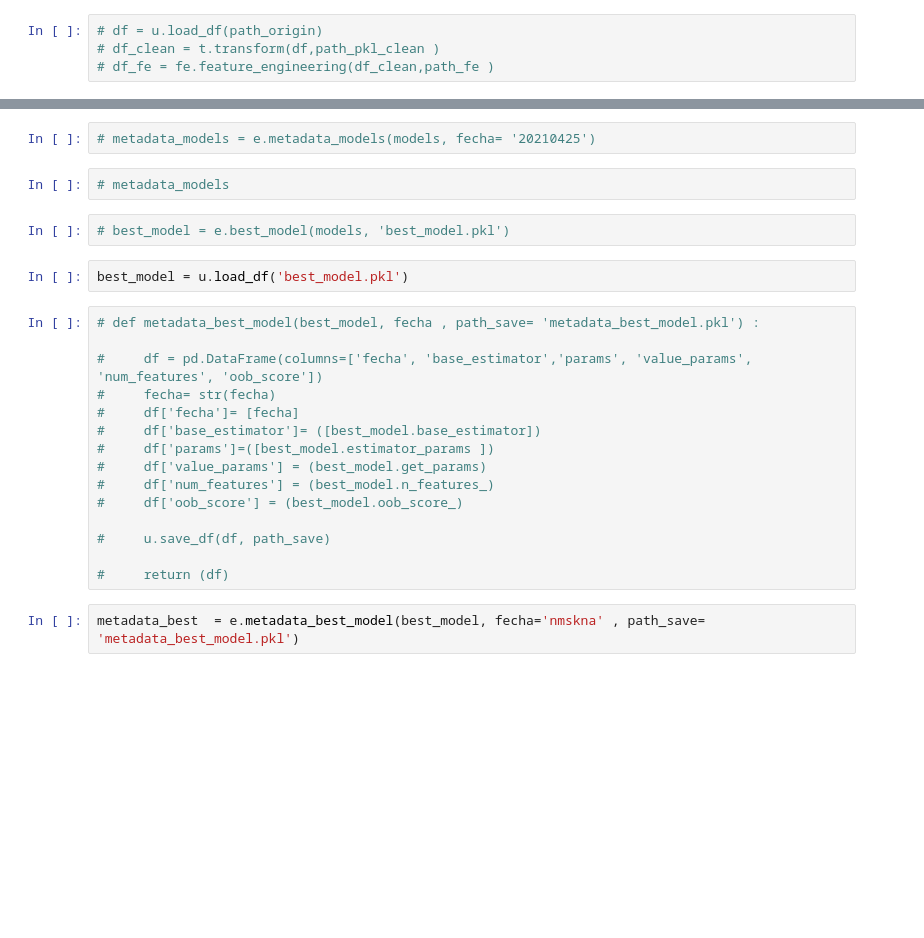
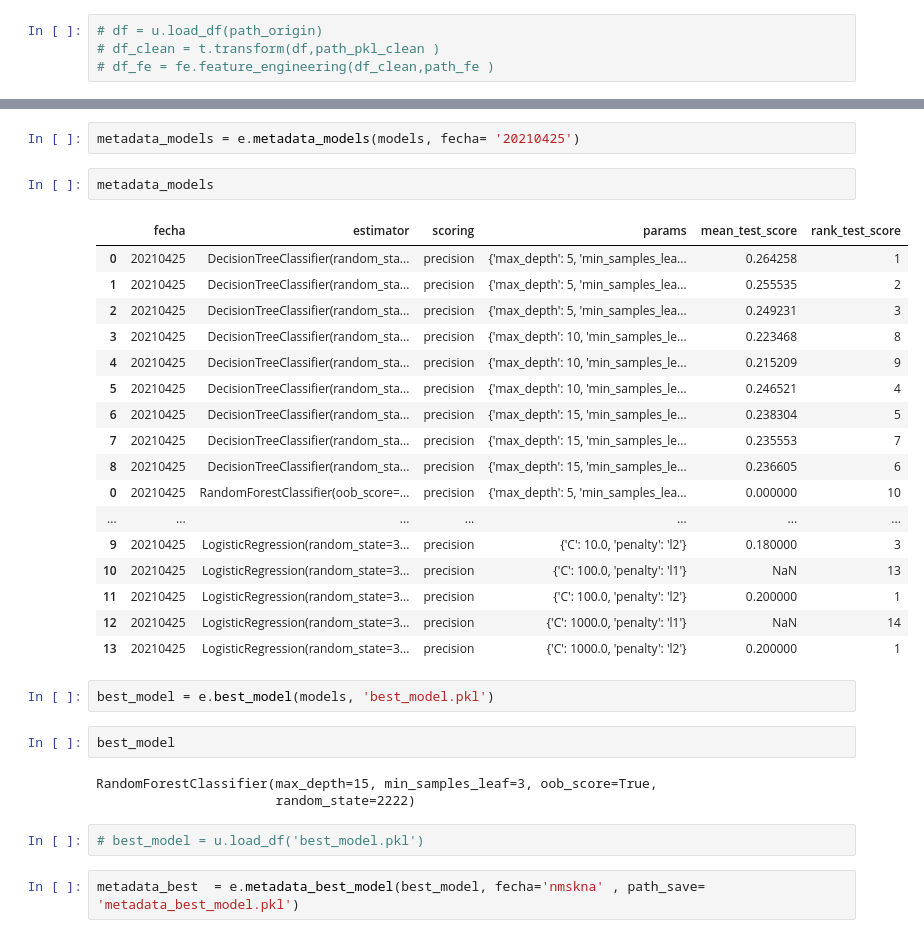
Before and after one commit to Acturio/DPA-Project, a Jupyter notebook: Validaciones.ipynb, the cells around one changed output, grey strips where cells are left out. Cells and saved outputs as stored; diff of their text form; blank space fills up the shorter version.

```diff
--- a/Validaciones.ipynb
+++ b/Validaciones.ipynb
@@ -21,26 +61,34 @@ path_origin = 'data/2020-02-02_.pkl'
 # %%
-# metadata_models = e.metadata_models(models, fecha= '20210425')
+metadata_models = e.metadata_models(models, fecha= '20210425')
-# %%
-# metadata_models
+# %%
+metadata_models
+# %% [output]
+|  | fecha | estimator | scoring | params | mean_test_score | rank_test_score |
+| 0 | 20210425 | DecisionTreeClassifier(random_sta... | precision | {'max_depth': 5, 'min_samples_lea... | 0.264258 | 1 |
+| 1 | 20210425 | DecisionTreeClassifier(random_sta... | precision | {'max_depth': 5, 'min_samples_lea... | 0.255535 | 2 |
+| 2 | 20210425 | DecisionTreeClassifier(random_sta... | precision | {'max_depth': 5, 'min_samples_lea... | 0.249231 | 3 |
+| 3 | 20210425 | DecisionTreeClassifier(random_sta... | precision | {'max_depth': 10, 'min_samples_le... | 0.223468 | 8 |
+| 4 | 20210425 | DecisionTreeClassifier(random_sta... | precision | {'max_depth': 10, 'min_samples_le... | 0.215209 | 9 |
+| 5 | 20210425 | DecisionTreeClassifier(random_sta... | precision | {'max_depth': 10, 'min_samples_le... | 0.246521 | 4 |
+| 6 | 20210425 | DecisionTreeClassifier(random_sta... | precision | {'max_depth': 15, 'min_samples_le... | 0.238304 | 5 |
+| 7 | 20210425 | DecisionTreeClassifier(random_sta... | precision | {'max_depth': 15, 'min_samples_le... | 0.235553 | 7 |
+| 8 | 20210425 | DecisionTreeClassifier(random_sta... | precision | {'max_depth': 15, 'min_samples_le... | 0.236605 | 6 |
+| 0 | 20210425 | RandomForestClassifier(oob_score=... | precision | {'max_depth': 5, 'min_samples_lea... | 0.000000 | 10 |
+| ... | ... | ... | ... | ... | ... | ... |
+| 9 | 20210425 | LogisticRegression(random_state=3... | precision | {'C': 10.0, 'penalty': 'l2'} | 0.180000 | 3 |
+| 10 | 20210425 | LogisticRegression(random_state=3... | precision | {'C': 100.0, 'penalty': 'l1'} | NaN | 13 |
+| 11 | 20210425 | LogisticRegression(random_state=3... | precision | {'C': 100.0, 'penalty': 'l2'} | 0.200000 | 1 |
+| 12 | 20210425 | LogisticRegression(random_state=3... | precision | {'C': 1000.0, 'penalty': 'l1'} | NaN | 14 |
+| 13 | 20210425 | LogisticRegression(random_state=3... | precision | {'C': 1000.0, 'penalty': 'l2'} | 0.200000 | 1 |
 # %%
-# best_model = e.best_model(models, 'best_model.pkl')
+best_model = e.best_model(models, 'best_model.pkl')
+# %%
+best_model
+# %% [output]
+RandomForestClassifier(max_depth=15, min_samples_leaf=3, oob_score=True,
+                       random_state=2222)
 # %%
-best_model = u.load_df('best_model.pkl')
+# best_model = u.load_df('best_model.pkl')
-# %%
-# def metadata_best_model(best_model, fecha , path_save= 'metadata_best_model.pkl') :
-
-#     df = pd.DataFrame(columns=['fecha', 'base_estimator','params', 'value_params', 'num_features', 'oob_score'])
-#     fecha= str(fecha)
-#     df['fecha']= [fecha]
-#     df['base_estimator']= ([best_model.base_estimator])
-#     df['params']=([best_model.estimator_params ])
-#     df['value_params'] = (best_model.get_params)
-#     df['num_features'] = (best_model.n_features_)
-#     df['oob_score'] = (best_model.oob_score_)
-
-#     u.save_df(df, path_save)
-
-#     return (df)
 # %%
 metadata_best  = e.metadata_best_model(best_model, fecha='nmskna' , path_save= 'metadata_best_model.pkl')
 # %%
```
Also changed, not shown: parts of 5 cells of this notebook.
